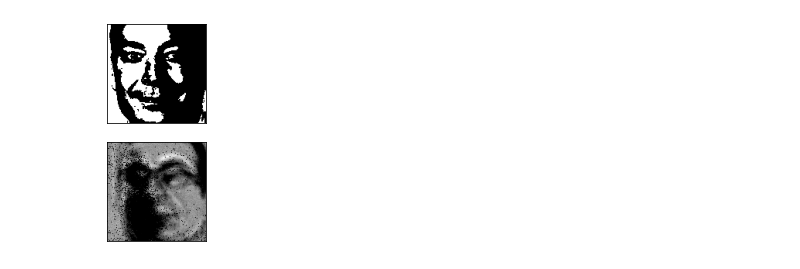
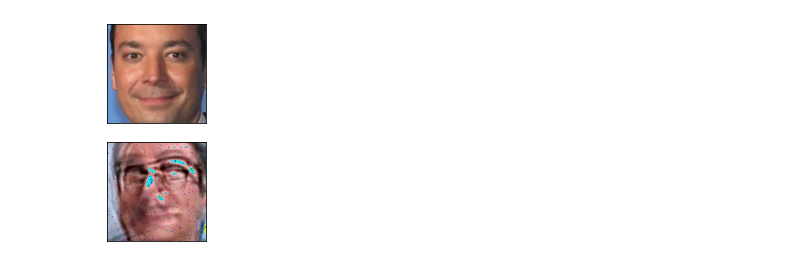
Before and after one commit to gandhiarjun/deepfake-generation, a Jupyter notebook: Auto_Encoders.ipynb, the cells around one changed output. Cells and saved outputs as stored; diff of their text form; code cells hidden in the pictures.

```diff
--- a/Auto_Encoders.ipynb
+++ b/Auto_Encoders.ipynb
@@ -86,16 +97,14 @@ device = torch.device("cuda" if torch.cuda.is_available() else "cpu")
 
 # create a model from `AE` autoencoder class
 # load it to the specified device, either gpu or cpu
-model = AE(input_shape=128*128).to(device)
+model = AE(input_shape=128*128*3).to(device)
 
 # create an optimizer object
 # Adam optimizer with learning rate 1e-3
-optimizer = optim.Adam(model.parameters(), lr=1e-3)
+optimizer = optim.Adam(model.parameters(), lr=learning_rate)
 
 # mean-squared error loss
 criterion = nn.MSELoss()
-
-epochs = 40
 # %%
 transform = torchvision.transforms.Compose([torchvision.transforms.ToTensor()])
 train_dataset = AEDataset('/content/drive/MyDrive/UMDCP/CMSC/CMSC472/JohnOliver1-cropped-face-crop')
@@ -109,7 +118,7 @@ test_dataset = AEDataset('/content/drive/MyDrive/UMDCP/CMSC/CMSC472/JimmyF')
 # )
 print(len(train_dataset))
 train_loader = torch.utils.data.DataLoader(
-    train_dataset,batch_size=20, shuffle=True, num_workers=4, pin_memory=True
+    train_dataset,batch_size=batch_size, shuffle=True, num_workers=4, pin_memory=True
 )
 
 test_loader = torch.utils.data.DataLoader(
@@ -126,4 +146,5 @@ print(type(train_dataset.__getitem__(0)))
 # %%
+training_len = len(train_loader)
 for epoch in range(epochs):
     loss = 0
     for idx, batch_features in enumerate(train_loader):
@@ -151,8 +172,8 @@ for epoch in range(epochs):
         loss += train_loss.item()
 
     # compute the epoch training loss
-    loss = loss / len(train_loader)
+    loss = loss / training_len
 
-    # display the epoch training loss
-    print("epoch : {}/{}, loss = {:.6f}".format(epoch + 1, epochs, loss))
+    if(epoch % 20 ==0): print("epoch : {}/{}, loss = {:.6f}".format(epoch + 1, epochs, loss))
+print("final loss = " + str(loss))
 # %% [output]
@@ -179,27 +200,27 @@ test_examples = None
 with torch.no_grad():
     for batch_features in test_loader:
         batch_features = batch_features.cuda()
-        test_examples = batch_features.view(-1, 128*128).cuda()
+        test_examples = batch_features.view(-1, 128*128*3).cuda()
         reconstruction = model(batch_features).cpu()
         break
 # %%
 with torch.no_grad():
     number = 1
     plt.figure(figsize=(20, 4))
     for index in range(number):
         # display original
         ax = plt.subplot(2, number, index + 1)
-        plt.imshow(test_examples[index].cpu().detach().numpy().reshape(128, 128))
+        plt.imshow((test_examples[index].cpu().detach().numpy().reshape(128, 128, 3)).astype(np.uint8))
         plt.gray()
         ax.get_xaxis().set_visible(False)
         ax.get_yaxis().set_visible(False)
 
         # display reconstruction
         ax = plt.subplot(2, number, index + 1 + number)
-        plt.imshow(reconstruction[index].numpy().reshape(128, 128))
+        plt.imshow(((reconstruction[index].numpy().reshape(128, 128, 3))).astype(np.uint8))
         plt.gray()
         ax.get_xaxis().set_visible(False)
         ax.get_yaxis().set_visible(False)
     plt.show()
 # %% [output]
-[figure, old version]
+[figure, new version]
```
Also changed, not shown: parts of 5 cells of this notebook.
